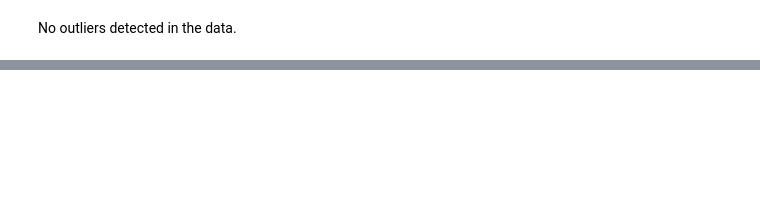
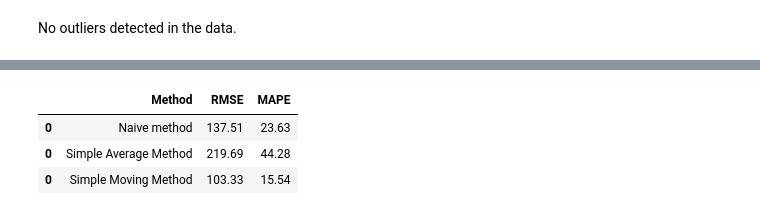
Before and after one commit to Yash138/time_series_forecasting, a Jupyter notebook: poc/airline_passenger_traffic_analysis.ipynb, the cells around one changed output, grey strips where cells are left out. Saved outputs shown, nothing was run; the diff lists cells and outputs as text; code cells hidden in the pictures; blank space fills up the shorter version.

Commit message:
POC on Smoothing Techniques part1
* Added some battery data logs files
* POC on Smoothing techniques and Error Measures

```diff
--- a/poc/airline_passenger_traffic_analysis.ipynb
+++ b/poc/airline_passenger_traffic_analysis.ipynb
@@ -95,0 +150,10 @@ No outliers detected in the data.
+# %%
+rmse = np.sqrt(mean_squared_error(test['Passengers'], y_hat_naive['naive_forecast'])).round(2)
+mape = np.round(np.mean(np.abs(test['Passengers'] - y_hat_naive['naive_forecast'])/test['Passengers'])*100, 2)
+
+results = pd.DataFrame({
+    'Method':['Naive method'],
+    'RMSE':[rmse],
+    'MAPE':[mape]
+})
+results
@@ -95,0 +165,3 @@ No outliers detected in the data.
+# %%
+y_hat_avg = test.copy()
+y_hat_avg["avg_forecast"] = train["Passengers"].mean()
@@ -95,0 +182,12 @@ No outliers detected in the data.
+# %%
+rmse = np.sqrt(mean_squared_error(test['Passengers'], y_hat_avg["avg_forecast"])).round(2)
+mape = (np.mean(np.abs(test['Passengers'] - y_hat_avg["avg_forecast"])/test['Passengers'])*100).round(2)
+
+tempResults = pd.DataFrame({
+    'Method' : ['Simple Average Method'],
+    'RMSE' : [rmse],
+    'MAPE' : [mape]
+})
+
+results = pd.concat([results,tempResults])
+results
@@ -95,0 +200,7 @@ No outliers detected in the data.
+# %%
+y_hat_sma = data.copy()
+ma_window = 12
+# y_hat_sma['Passengers1'] = y_hat_sma['Passengers'][:train_len]
+# y_hat_sma['sma_forecast'] = y_hat_sma['Passengers1'].rolling(ma_window, min_periods=6).mean()
+y_hat_sma['sma_forecast'] = data['Passengers'].rolling(ma_window).mean()
+y_hat_sma['sma_forecast'][train_len:] = y_hat_sma['sma_forecast'][train_len-1]
@@ -95,0 +219,16 @@ No outliers detected in the data.
+# %%
+rmse = np.sqrt(mean_squared_error(test['Passengers'], y_hat_sma['sma_forecast'][train_len:])).round(2)
+mape = (np.mean(np.abs(test['Passengers'] - y_hat_sma['sma_forecast'][train_len:])/test['Passengers'])*100).round(2)
+
+tempResults = pd.DataFrame({
+    'Method' : ['Simple Moving Method'],
+    'RMSE' : [rmse],
+    'MAPE' : [mape]
+})
+results = pd.concat([results, tempResults])
+results
+# %% [output]
+|  | Method | RMSE | MAPE |
+| 0 | Naive method | 137.51 | 23.63 |
+| 0 | Simple Average Method | 219.69 | 44.28 |
+| 0 | Simple Moving Method | 103.33 | 15.54 |
```
Also changed, not shown: parts of 25 cells of this notebook, 16 other files.
